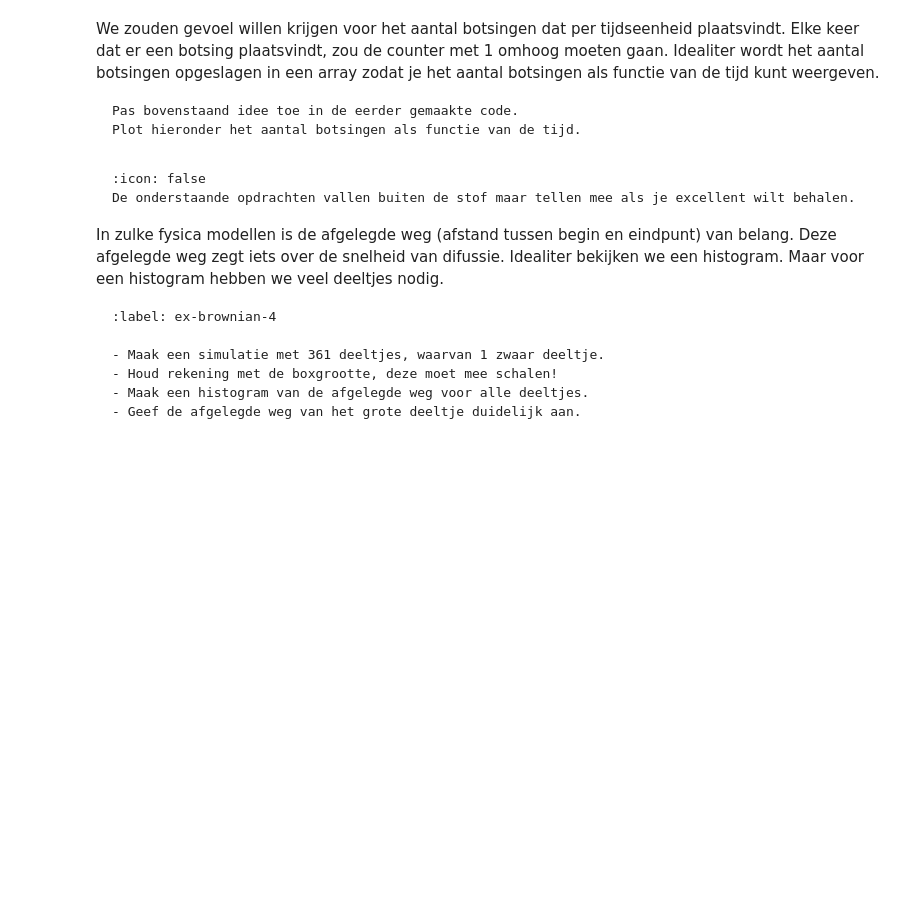
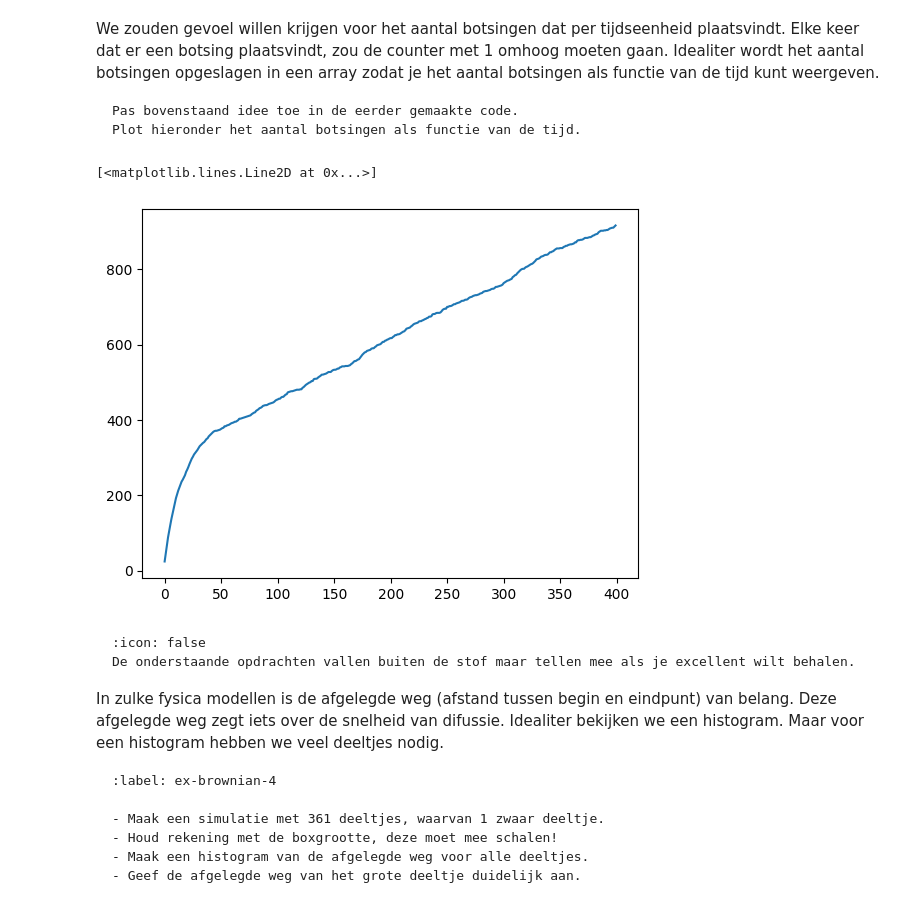
Before and after one commit to srimanp07/SrimanAbel, a Jupyter notebook: Content/PySim/4_brownianmotion.ipynb, the cells around one changed output. Saved outputs shown, nothing was run; the diff lists cells and outputs as text; code cells hidden in the pictures; blank space fills up the shorter version.

````diff
--- a/Content/PySim/4_brownianmotion.ipynb
+++ b/Content/PySim/4_brownianmotion.ipynb
@@ -207,6 +234,11 @@ Plot hieronder het aantal botsingen als functie van de tijd.
 ```
 # %%
 #your code/answer
+
+plt.plot(collision_history)
+# %% [output]
+[<matplotlib.lines.Line2D at 0x...>]
+[figure, added]
 # %% [markdown]
 ```{warning} 🌶 Let op!
 :icon: false
````
Also changed, not shown: parts of 6 cells of this notebook.
